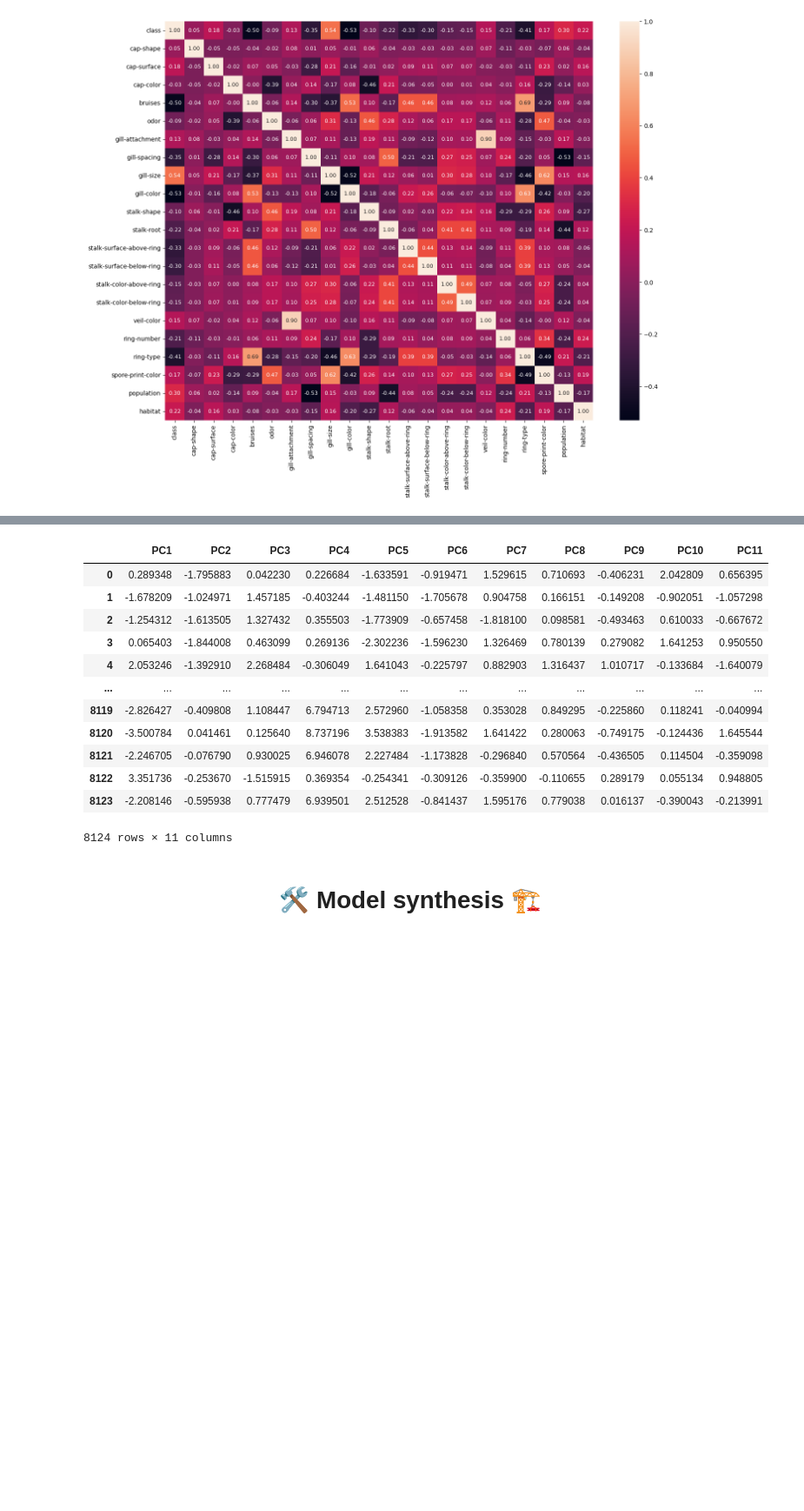
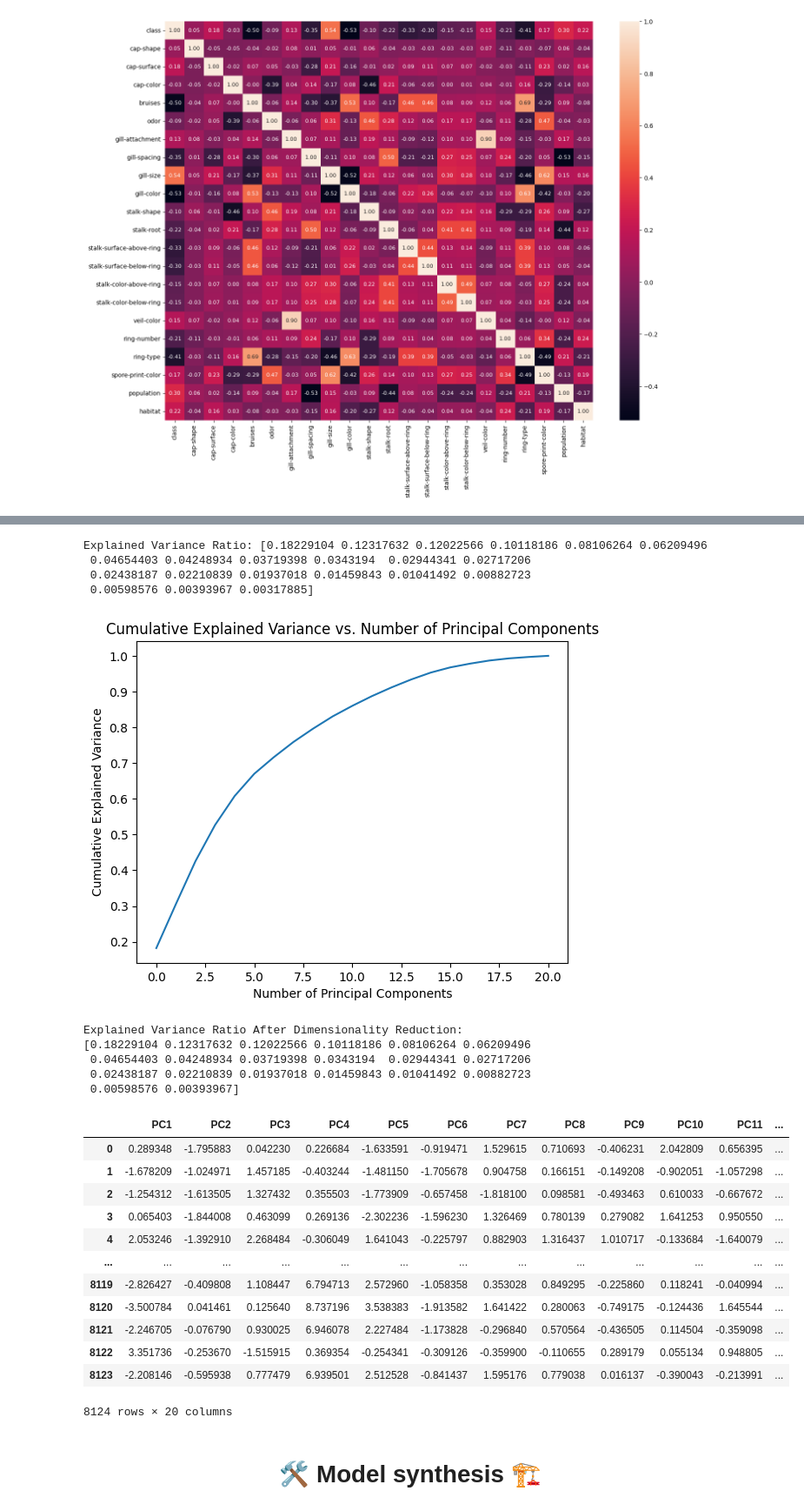
Before and after one commit to AsinaMilic/ML_course_projects, a Jupyter notebook: mushrooms-final.ipynb, the cells around one changed output, grey strips where cells are left out. Shown at 87% size. Saved outputs shown, nothing was run; the diff lists cells and outputs as text; code cells hidden in the pictures; blank space fills up the shorter version.

```diff
--- a/mushrooms-final.ipynb
+++ b/mushrooms-final.ipynb
@@ -59,9 +59,30 @@ import seaborn as sns                          # For visualization,
 import plotly.graph_objects as go              # For visualization,
 import catboost                                # For imputing values
 
+# ML tools
+from sklearn.model_selection import train_test_split, StratifiedKFold, cross_val_score
+from sklearn.metrics import accuracy_score, confusion_matrix, classification_report, roc_auc_score, f1_score, balanced_accuracy_score, make_scorer, precision_recall_fscore_support, roc_curve, auc
+from sklearn.preprocessing import StandardScaler
+from sklearn.tree import DecisionTreeClassifier
+from sklearn.ensemble import AdaBoostClassifier, RandomForestClassifier, GradientBoostingClassifier
+from xgboost import XGBClassifier
+from sklearn.svm import SVC
+from sklearn.neighbors import KNeighborsClassifier
+
+# Hyperparameter tuning
+from sklearn.model_selection import RandomizedSearchCV, GridSearchCV
+
+# Vizualizing ML models
+from sklearn.tree import plot_tree
+from mlxtend.plotting import plot_decision_regions
+
+
+
+
 import warnings
 warnings.filterwarnings('ignore')              # To avoid warning flash,
 pd.set_option('display.max_columns',None)      # To display all columns.
+pd.set_option('display.expand_frame_repr', False)  # Display without truncation
 # %% [markdown]
 # <center><div style="font-family: 'Roboto', sans-serif;"> 📄 Exploratory Data Analysis 🕵️‍ </div></center>
 # %%
@@ -877,0 +986,3 @@ plt.show()
+# %%
+X = df
+y = df['class']
@@ -935,19 +1061,31 @@ Explained Variance Ratio After Dimensionality Reduction:
-# %%
-df_pca
-# %% [output]
-|  | PC1 | PC2 | PC3 | PC4 | PC5 | PC6 | PC7 | PC8 | PC9 | PC10 | PC11 |
-| 0 | 0.289348 | -1.795883 | 0.042230 | 0.226684 | -1.633591 | -0.919471 | 1.529615 | 0.710693 | -0.406231 | 2.042809 | 0.656395 |
-| 1 | -1.678209 | -1.024971 | 1.457185 | -0.403244 | -1.481150 | -1.705678 | 0.904758 | 0.166151 | -0.149208 | -0.902051 | -1.057298 |
-| 2 | -1.254312 | -1.613505 | 1.327432 | 0.355503 | -1.773909 | -0.657458 | -1.818100 | 0.098581 | -0.493463 | 0.610033 | -0.667672 |
-| 3 | 0.065403 | -1.844008 | 0.463099 | 0.269136 | -2.302236 | -1.596230 | 1.326469 | 0.780139 | 0.279082 | 1.641253 | 0.950550 |
-| 4 | 2.053246 | -1.392910 | 2.268484 | -0.306049 | 1.641043 | -0.225797 | 0.882903 | 1.316437 | 1.010717 | -0.133684 | -1.640079 |
-| ... | ... | ... | ... | ... | ... | ... | ... | ... | ... | ... | ... |
-| 8119 | -2.826427 | -0.409808 | 1.108447 | 6.794713 | 2.572960 | -1.058358 | 0.353028 | 0.849295 | -0.225860 | 0.118241 | -0.040994 |
-| 8120 | -3.500784 | 0.041461 | 0.125640 | 8.737196 | 3.538383 | -1.913582 | 1.641422 | 0.280063 | -0.749175 | -0.124436 | 1.645544 |
-| 8121 | -2.246705 | -0.076790 | 0.930025 | 6.946078 | 2.227484 | -1.173828 | -0.296840 | 0.570564 | -0.436505 | 0.114504 | -0.359098 |
-| 8122 | 3.351736 | -0.253670 | -1.515915 | 0.369354 | -0.254341 | -0.309126 | -0.359900 | -0.110655 | 0.289179 | 0.055134 | 0.948805 |
-| 8123 | -2.208146 | -0.595938 | 0.777479 | 6.939501 | 2.512528 | -0.841437 | 1.595176 | 0.779038 | 0.016137 | -0.390043 | -0.213991 |
-8124 rows × 11 columns
+# %%
+desired_variance_ratio = 0.996
+df_pca = apply_pca_with_variance(df, desired_variance_ratio)
+df_pca
+# %% [output]
+Explained Variance Ratio: [0.18229104 0.12317632 0.12022566 0.10118186 0.08106264 0.06209496
+ 0.04654403 0.04248934 0.03719398 0.0343194  0.02944341 0.02717206
+ 0.02438187 0.02210839 0.01937018 0.01459843 0.01041492 0.00882723
+ 0.00598576 0.00393967 0.00317885]
+[figure, added]
+Explained Variance Ratio After Dimensionality Reduction:
+[0.18229104 0.12317632 0.12022566 0.10118186 0.08106264 0.06209496
+ 0.04654403 0.04248934 0.03719398 0.0343194  0.02944341 0.02717206
+ 0.02438187 0.02210839 0.01937018 0.01459843 0.01041492 0.00882723
+ 0.00598576 0.00393967]
+|  | PC1 | PC2 | PC3 | PC4 | PC5 | PC6 | PC7 | PC8 | PC9 | PC10 | PC11 | ... |
+| 0 | 0.289348 | -1.795883 | 0.042230 | 0.226684 | -1.633591 | -0.919471 | 1.529615 | 0.710693 | -0.406231 | 2.042809 | 0.656395 | ... |
+| 1 | -1.678209 | -1.024971 | 1.457185 | -0.403244 | -1.481150 | -1.705678 | 0.904758 | 0.166151 | -0.149208 | -0.902051 | -1.057298 | ... |
+| 2 | -1.254312 | -1.613505 | 1.327432 | 0.355503 | -1.773909 | -0.657458 | -1.818100 | 0.098581 | -0.493463 | 0.610033 | -0.667672 | ... |
+| 3 | 0.065403 | -1.844008 | 0.463099 | 0.269136 | -2.302236 | -1.596230 | 1.326469 | 0.780139 | 0.279082 | 1.641253 | 0.950550 | ... |
+| 4 | 2.053246 | -1.392910 | 2.268484 | -0.306049 | 1.641043 | -0.225797 | 0.882903 | 1.316437 | 1.010717 | -0.133684 | -1.640079 | ... |
+| ... | ... | ... | ... | ... | ... | ... | ... | ... | ... | ... | ... | ... |
+| 8119 | -2.826427 | -0.409808 | 1.108447 | 6.794713 | 2.572960 | -1.058358 | 0.353028 | 0.849295 | -0.225860 | 0.118241 | -0.040994 | ... |
+| 8120 | -3.500784 | 0.041461 | 0.125640 | 8.737196 | 3.538383 | -1.913582 | 1.641422 | 0.280063 | -0.749175 | -0.124436 | 1.645544 | ... |
+| 8121 | -2.246705 | -0.076790 | 0.930025 | 6.946078 | 2.227484 | -1.173828 | -0.296840 | 0.570564 | -0.436505 | 0.114504 | -0.359098 | ... |
+| 8122 | 3.351736 | -0.253670 | -1.515915 | 0.369354 | -0.254341 | -0.309126 | -0.359900 | -0.110655 | 0.289179 | 0.055134 | 0.948805 | ... |
+| 8123 | -2.208146 | -0.595938 | 0.777479 | 6.939501 | 2.512528 | -0.841437 | 1.595176 | 0.779038 | 0.016137 | -0.390043 | -0.213991 | ... |
+8124 rows × 20 columns
 # %% [markdown]
 # <center><div style="font-family: 'Roboto', sans-serif;">🛠️ Model synthesis 🏗️</div></center>
 # %% [markdown]
```
Also changed, not shown: parts of 33 cells of this notebook.
